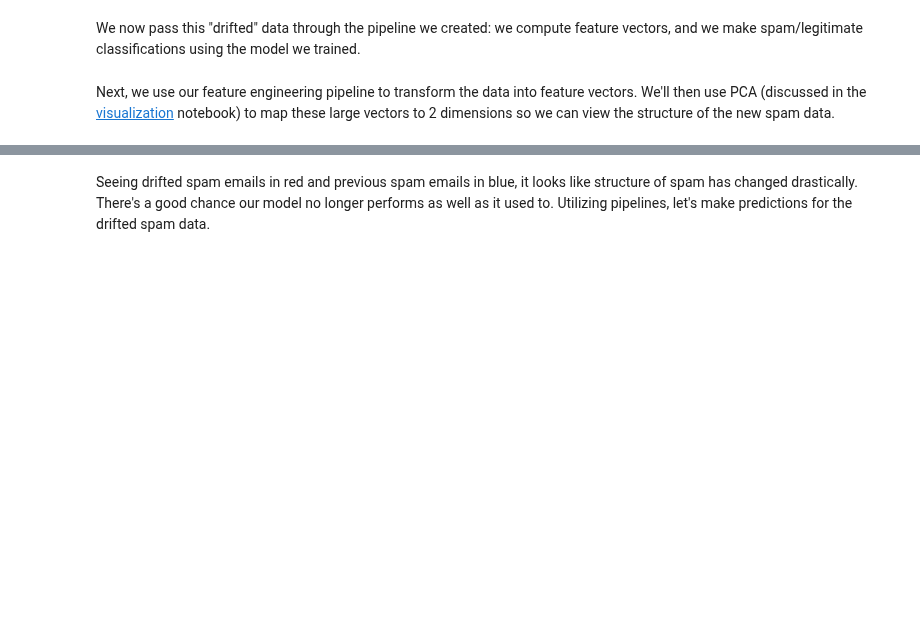
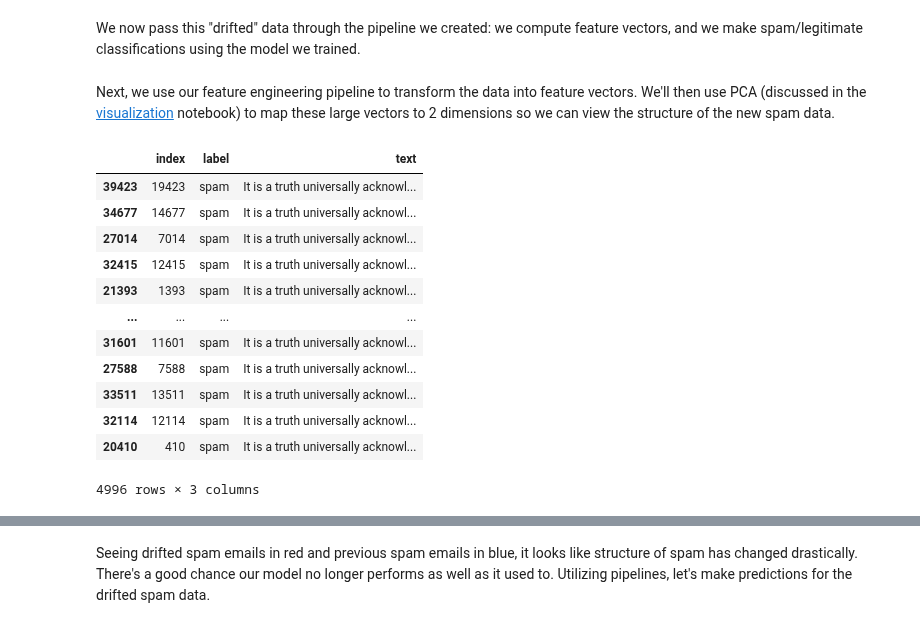
Before and after one commit to willb/openshift-ml-workflows-workshop, a Jupyter notebook: source/05-data-drift.ipynb, the cells around one changed output, grey strips where cells are left out. Saved outputs shown, nothing was run; the diff lists cells and outputs as text; code cells hidden in the pictures; blank space fills up the shorter version.

```diff
--- a/source/05-data-drift.ipynb
+++ b/source/05-data-drift.ipynb
@@ -80 +83,17 @@ pca_df_drift
+# %%
+df_test_spam
+# %% [output]
+|  | index | label | text |
+| 39423 | 19423 | spam | It is a truth universally acknowl... |
+| 34677 | 14677 | spam | It is a truth universally acknowl... |
+| 27014 | 7014 | spam | It is a truth universally acknowl... |
+| 32415 | 12415 | spam | It is a truth universally acknowl... |
+| 21393 | 1393 | spam | It is a truth universally acknowl... |
+| ... | ... | ... | ... |
+| 31601 | 11601 | spam | It is a truth universally acknowl... |
+| 27588 | 7588 | spam | It is a truth universally acknowl... |
+| 33511 | 13511 | spam | It is a truth universally acknowl... |
+| 32114 | 12114 | spam | It is a truth universally acknowl... |
+| 20410 | 410 | spam | It is a truth universally acknowl... |
+4996 rows × 3 columns
 # %%
```
Also changed, not shown: parts of 13 cells of this notebook, 7 other files.
